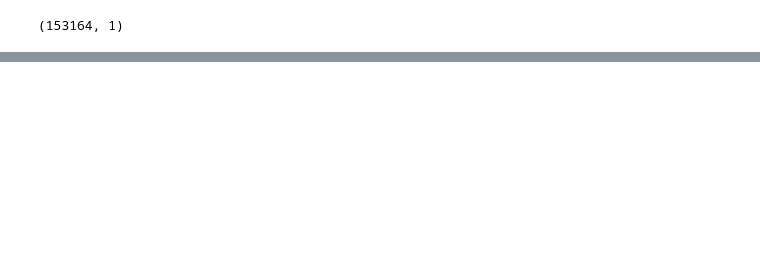
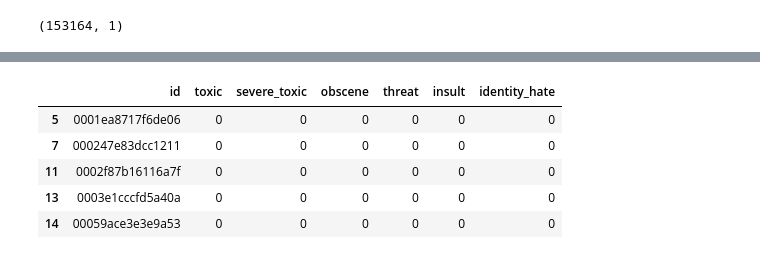
Before and after one commit to rajanant49/Glove-Toxic-Comments-Classification, a Jupyter notebook: glove-toxic-comments-classification.ipynb, the cells around one changed output, grey strips where cells are left out. Saved outputs shown, nothing was run; the diff lists cells and outputs as text; code cells hidden in the pictures; blank space fills up the shorter version.

```diff
--- a/glove-toxic-comments-classification.ipynb
+++ b/glove-toxic-comments-classification.ipynb
@@ -300,0 +336,9 @@ test_df[['comment_text','Toxic']].head(20)
+# %%
+y_test.head()
+# %% [output]
+|  | id | toxic | severe_toxic | obscene | threat | insult | identity_hate |
+| 5 | 0001ea8717f6de06 | 0 | 0 | 0 | 0 | 0 | 0 |
+| 7 | 000247e83dcc1211 | 0 | 0 | 0 | 0 | 0 | 0 |
+| 11 | 0002f87b16116a7f | 0 | 0 | 0 | 0 | 0 | 0 |
+| 13 | 0003e1cccfd5a40a | 0 | 0 | 0 | 0 | 0 | 0 |
+| 14 | 00059ace3e3e9a53 | 0 | 0 | 0 | 0 | 0 | 0 |
```
Also changed, not shown: parts of 17 cells of this notebook.
